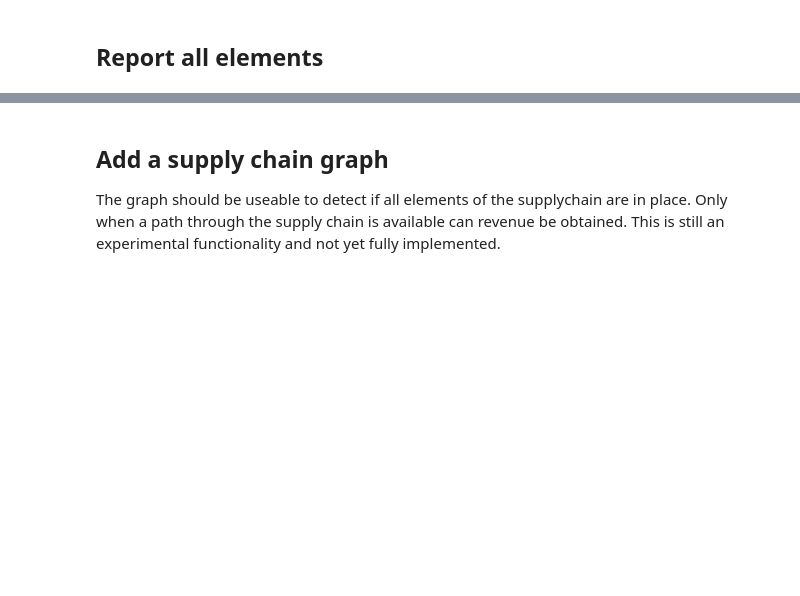
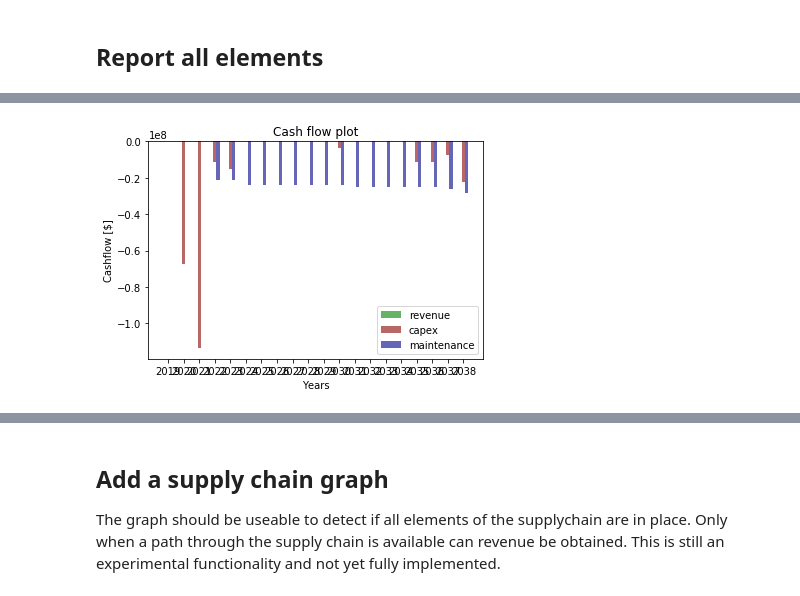
Before and after one commit to TUDelft-CITG/OpenTISim, a Jupyter notebook: notebooks/Example 01 - Basic example of terminal development.ipynb, the cells around one changed output, grey strips where cells are left out. Drawn from its saved outputs; the diff is of its cells as text; code cells hidden in the pictures; blank space fills up the shorter version.

```diff
--- a/notebooks/Example 01 - Basic example of terminal development.ipynb
+++ b/notebooks/Example 01 - Basic example of terminal development.ipynb
@@ -94,3 +96,7 @@ Maize
+# %%
+Terminal.cashflow_plot(cash_flows)
+# %% [output]
+[figure, added]
 # %%
 Terminal.terminal_elements_plot()
 # %% [output]
```
Also changed, not shown: parts of 6 cells of this notebook, 1 other file.
